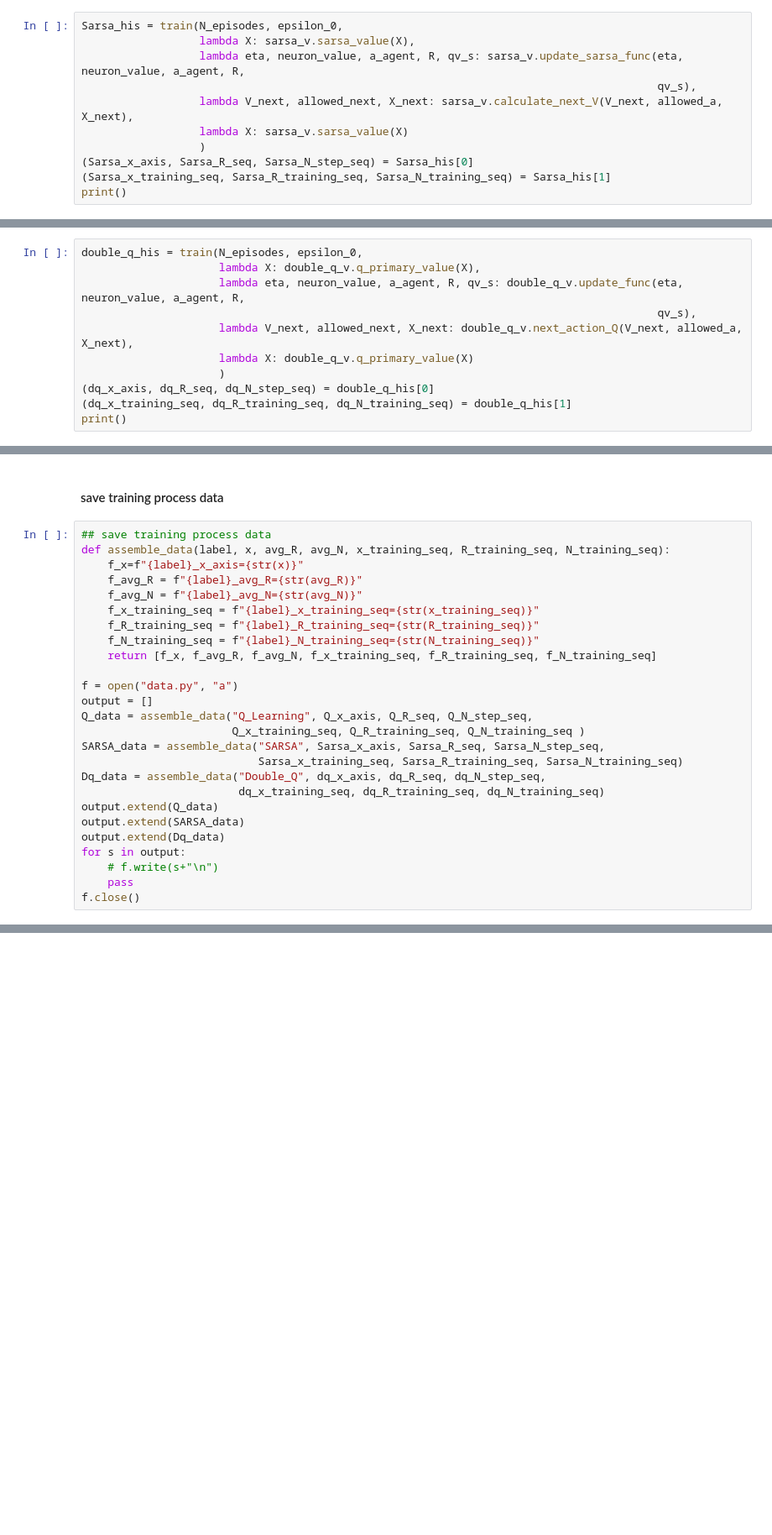
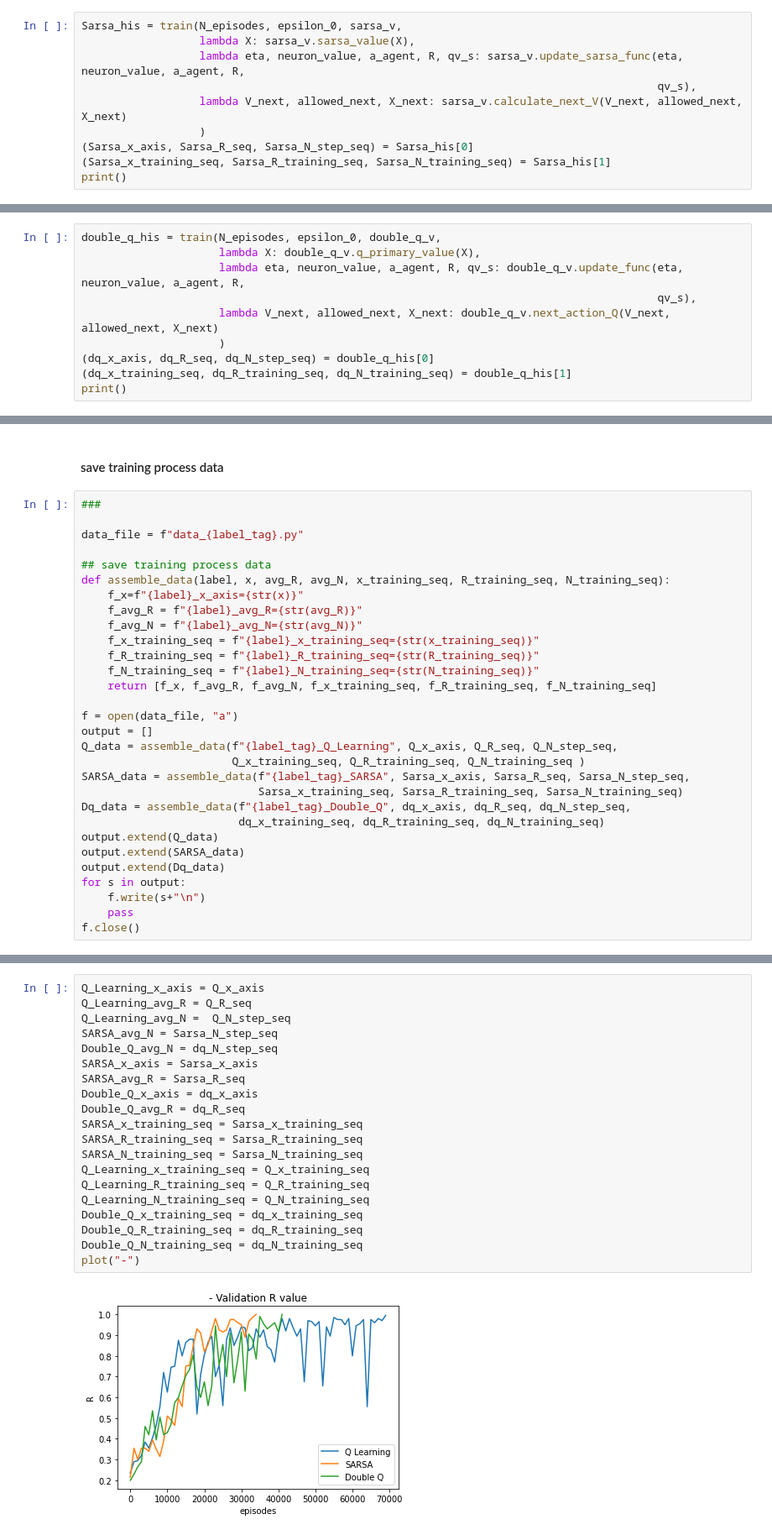
Before and after one commit to JunTu-XD/RL-Checkmate, a Jupyter notebook: Assignment.ipynb, the cells around one changed output, grey strips where cells are left out. Shown: that part at 84% size. Saved outputs shown, nothing was run; the diff lists cells and outputs as text; blank space fills up the shorter version.

```diff
--- a/Assignment.ipynb
+++ b/Assignment.ipynb
@@ -221,12 +317,11 @@ print()
 # %% [markdown]
 #### SARSA Training
 # %%
-Sarsa_his = train(N_episodes, epsilon_0,
+Sarsa_his = train(N_episodes, epsilon_0, sarsa_v,
                   lambda X: sarsa_v.sarsa_value(X),
                   lambda eta, neuron_value, a_agent, R, qv_s: sarsa_v.update_sarsa_func(eta, neuron_value, a_agent, R,
                                                                                         qv_s),
-                  lambda V_next, allowed_next, X_next: sarsa_v.calculate_next_V(V_next, allowed_a, X_next),
-                  lambda X: sarsa_v.sarsa_value(X)
+                  lambda V_next, allowed_next, X_next: sarsa_v.calculate_next_V(V_next, allowed_next, X_next)
                   )
 (Sarsa_x_axis, Sarsa_R_seq, Sarsa_N_step_seq) = Sarsa_his[0]
 (Sarsa_x_training_seq, Sarsa_R_training_seq, Sarsa_N_training_seq) = Sarsa_his[1]
@@ -236,12 +331,11 @@ print()
 # %% [markdown]
 #### Double-Q Training
 # %%
-double_q_his = train(N_episodes, epsilon_0,
+double_q_his = train(N_episodes, epsilon_0, double_q_v,
                      lambda X: double_q_v.q_primary_value(X),
                      lambda eta, neuron_value, a_agent, R, qv_s: double_q_v.update_func(eta, neuron_value, a_agent, R,
                                                                                         qv_s),
-                     lambda V_next, allowed_next, X_next: double_q_v.next_action_Q(V_next, allowed_a, X_next),
-                     lambda X: double_q_v.q_primary_value(X)
+                     lambda V_next, allowed_next, X_next: double_q_v.next_action_Q(V_next, allowed_next, X_next)
                      )
 (dq_x_axis, dq_R_seq, dq_N_step_seq) = double_q_his[0]
 (dq_x_training_seq, dq_R_training_seq, dq_N_training_seq) = double_q_his[1]
@@ -286,6 +383,10 @@ Agent Double Q, Average reward: 0.9943 Number of steps:  2.8991
 # %% [markdown]
 #### save training process data
 # %%
+###
+
+data_file = f"data_{label_tag}.py"
+
 ## save training process data
 def assemble_data(label, x, avg_R, avg_N, x_training_seq, R_training_seq, N_training_seq):
     f_x=f"{label}_x_axis={str(x)}"
@@ -296,19 +397,19 @@ def assemble_data(label, x, avg_R, avg_N, x_training_seq, R_training_seq, N_trai
     f_N_training_seq = f"{label}_N_training_seq={str(N_training_seq)}"
     return [f_x, f_avg_R, f_avg_N, f_x_training_seq, f_R_training_seq, f_N_training_seq]
 
-f = open("data.py", "a")
+f = open(data_file, "a")
 output = []
-Q_data = assemble_data("Q_Learning", Q_x_axis, Q_R_seq, Q_N_step_seq,
+Q_data = assemble_data(f"{label_tag}_Q_Learning", Q_x_axis, Q_R_seq, Q_N_step_seq,
                        Q_x_training_seq, Q_R_training_seq, Q_N_training_seq )
-SARSA_data = assemble_data("SARSA", Sarsa_x_axis, Sarsa_R_seq, Sarsa_N_step_seq,
+SARSA_data = assemble_data(f"{label_tag}_SARSA", Sarsa_x_axis, Sarsa_R_seq, Sarsa_N_step_seq,
                            Sarsa_x_training_seq, Sarsa_R_training_seq, Sarsa_N_training_seq)
-Dq_data = assemble_data("Double_Q", dq_x_axis, dq_R_seq, dq_N_step_seq,
+Dq_data = assemble_data(f"{label_tag}_Double_Q", dq_x_axis, dq_R_seq, dq_N_step_seq,
                         dq_x_training_seq, dq_R_training_seq, dq_N_training_seq)
 output.extend(Q_data)
 output.extend(SARSA_data)
 output.extend(Dq_data)
 for s in output:
-    # f.write(s+"\n")
+    f.write(s+"\n")
     pass
 f.close()
 # %%
@@ -359,0 +462,22 @@ plt.legend()
+# %%
+Q_Learning_x_axis = Q_x_axis
+Q_Learning_avg_R = Q_R_seq
+Q_Learning_avg_N =  Q_N_step_seq
+SARSA_avg_N = Sarsa_N_step_seq
+Double_Q_avg_N = dq_N_step_seq
+SARSA_x_axis = Sarsa_x_axis
+SARSA_avg_R = Sarsa_R_seq
+Double_Q_x_axis = dq_x_axis
+Double_Q_avg_R = dq_R_seq
+SARSA_x_training_seq = Sarsa_x_training_seq
+SARSA_R_training_seq = Sarsa_R_training_seq
+SARSA_N_training_seq = Sarsa_N_training_seq
+Q_Learning_x_training_seq = Q_x_training_seq
+Q_Learning_R_training_seq = Q_R_training_seq
+Q_Learning_N_training_seq = Q_N_training_seq
+Double_Q_x_training_seq = dq_x_training_seq
+Double_Q_R_training_seq = dq_R_training_seq
+Double_Q_N_training_seq = dq_N_training_seq
+plot("-")
+# %% [output]
+[figure, added]
```
Also changed, not shown: parts of 17 cells of this notebook, 3 other files.
